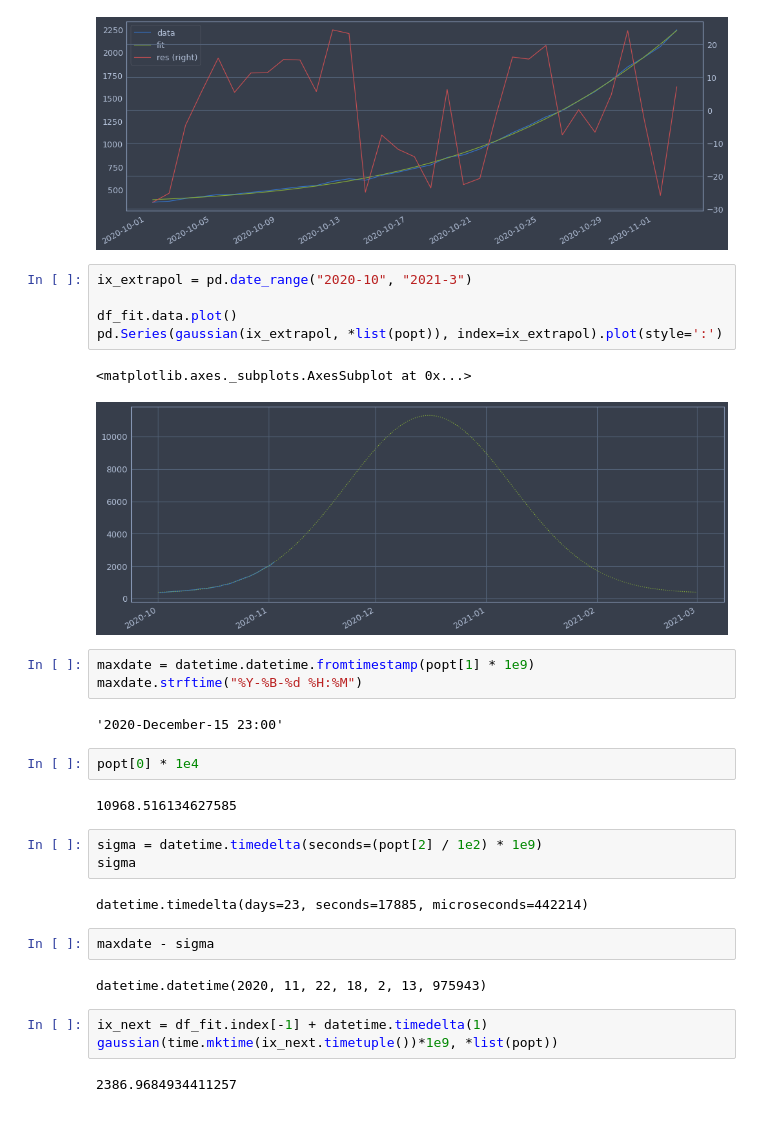
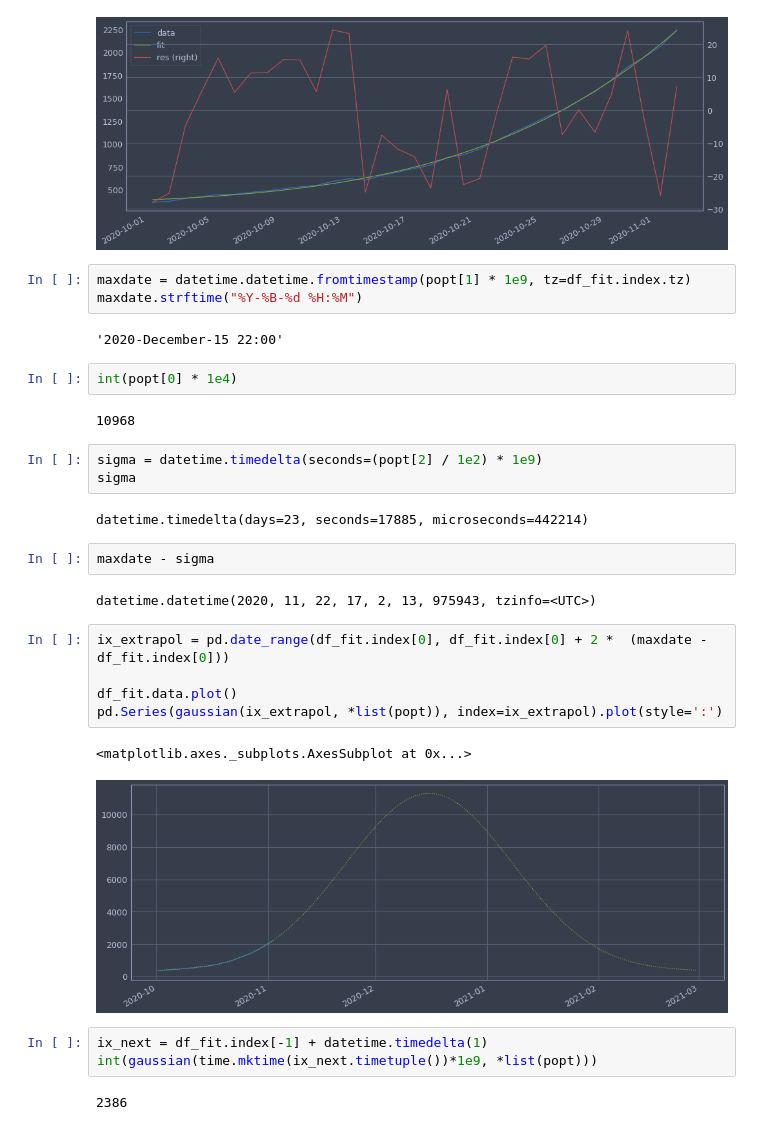
Before and after one commit to pcjedi/notebooks, a Jupyter notebook: covid19bedsgermany.ipynb, the cells around one changed output. Cells and saved outputs as stored; diff of their text form.

Commit message:
dynamic range

```diff
--- a/covid19bedsgermany.ipynb
+++ b/covid19bedsgermany.ipynb
@@ -68,23 +68,15 @@ See the caveats in the documentation: https://pandas.pydata.org/pandas-docs/stab
   df_fit['res'] = df_fit.data - df_fit.fit
 <matplotlib.axes._subplots.AxesSubplot at 0x...>
 [figure]
-# %%
-ix_extrapol = pd.date_range("2020-10", "2021-3")
-
-df_fit.data.plot()
-pd.Series(gaussian(ix_extrapol, *list(popt)), index=ix_extrapol).plot(style=':')
-# %% [output]
-<matplotlib.axes._subplots.AxesSubplot at 0x...>
-[figure, removed]
 # %%
-maxdate = datetime.datetime.fromtimestamp(popt[1] * 1e9)
+maxdate = datetime.datetime.fromtimestamp(popt[1] * 1e9, tz=df_fit.index.tz)
 maxdate.strftime("%Y-%B-%d %H:%M")
 # %% [output]
-'2020-December-15 23:00'
+'2020-December-15 22:00'
 # %%
-popt[0] * 1e4
+int(popt[0] * 1e4)
 # %% [output]
-10968.516134627585
+10968
 # %%
 sigma = datetime.timedelta(seconds=(popt[2] / 1e2) * 1e9)
 sigma
@@ -93,9 +85,17 @@ datetime.timedelta(days=23, seconds=17885, microseconds=442214)
 # %%
 maxdate - sigma
 # %% [output]
-datetime.datetime(2020, 11, 22, 18, 2, 13, 975943)
+datetime.datetime(2020, 11, 22, 17, 2, 13, 975943, tzinfo=<UTC>)
+# %%
+ix_extrapol = pd.date_range(df_fit.index[0], df_fit.index[0] + 2 *  (maxdate - df_fit.index[0]))
+
+df_fit.data.plot()
+pd.Series(gaussian(ix_extrapol, *list(popt)), index=ix_extrapol).plot(style=':')
+# %% [output]
+<matplotlib.axes._subplots.AxesSubplot at 0x...>
+[figure, added]
 # %%
 ix_next = df_fit.index[-1] + datetime.timedelta(1)
-gaussian(time.mktime(ix_next.timetuple())*1e9, *list(popt))
+int(gaussian(time.mktime(ix_next.timetuple())*1e9, *list(popt)))
 # %% [output]
-2386.9684934411257
+2386
```
